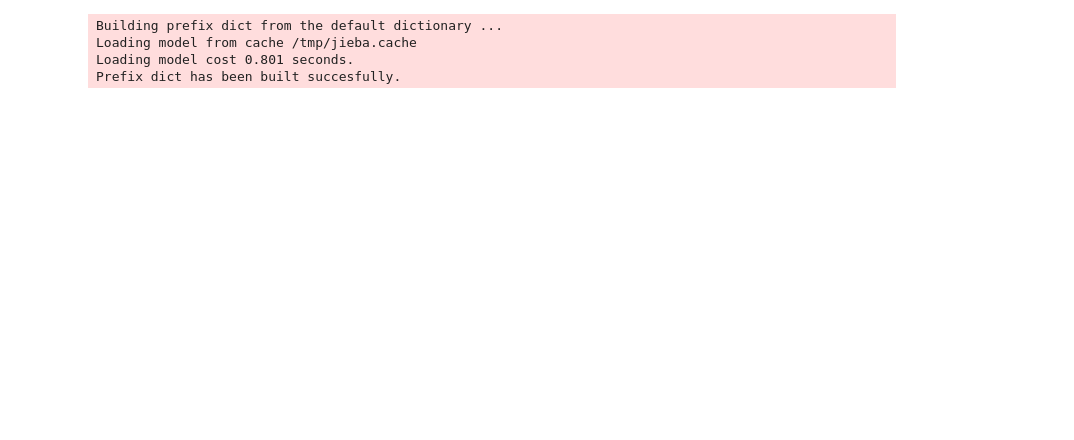
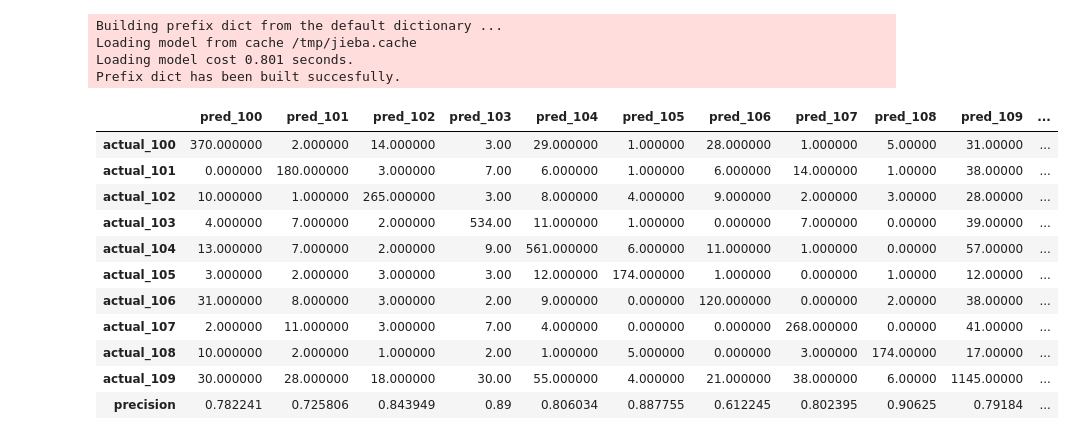
Before and after one commit to TSLNIHAOGIT/Chatbot1.0_ss, a Jupyter notebook: EVALUATION/DATA/evaluate_data_other_Kfold.ipynb, the cells around one changed output. Drawn from its saved outputs; the diff is of its cells as text; code cells hidden in the pictures; blank space fills up the shorter version.

```diff
--- a/EVALUATION/DATA/evaluate_data_other_Kfold.ipynb
+++ b/EVALUATION/DATA/evaluate_data_other_Kfold.ipynb
@@ -80,6 +82,7 @@ all_preds = np.array([])
 
 for train_index,val_index in ss:
     train_df = data.iloc[train_index]
+    train_df = balance_category(train_df,target='original_label')
     val_df = data.iloc[val_index].copy()
     train_data = train_df.split_text.values
     val_data = val_df.split_text.values
@@ -104,6 +107,21 @@ for train_index,val_index in ss:
     val_df = val_df[val_df.original_label != val_df.pred_label]
     result = pd.concat([result,val_df])
     all_preds = np.concatenate([all_preds,preds])
+# %%
+eval_mat(data.original_label.values,all_preds)
+# %% [output]
+|  | pred_100 | pred_101 | pred_102 | pred_103 | pred_104 | pred_105 | pred_106 | pred_107 | pred_108 | pred_109 | ... |
+| actual_100 | 370.000000 | 2.000000 | 14.000000 | 3.00 | 29.000000 | 1.000000 | 28.000000 | 1.000000 | 5.00000 | 31.00000 | ... |
+| actual_101 | 0.000000 | 180.000000 | 3.000000 | 7.00 | 6.000000 | 1.000000 | 6.000000 | 14.000000 | 1.00000 | 38.00000 | ... |
+| actual_102 | 10.000000 | 1.000000 | 265.000000 | 3.00 | 8.000000 | 4.000000 | 9.000000 | 2.000000 | 3.00000 | 28.00000 | ... |
+| actual_103 | 4.000000 | 7.000000 | 2.000000 | 534.00 | 11.000000 | 1.000000 | 0.000000 | 7.000000 | 0.00000 | 39.00000 | ... |
+| actual_104 | 13.000000 | 7.000000 | 2.000000 | 9.00 | 561.000000 | 6.000000 | 11.000000 | 1.000000 | 0.00000 | 57.00000 | ... |
+| actual_105 | 3.000000 | 2.000000 | 3.000000 | 3.00 | 12.000000 | 174.000000 | 1.000000 | 0.000000 | 1.00000 | 12.00000 | ... |
+| actual_106 | 31.000000 | 8.000000 | 3.000000 | 2.00 | 9.000000 | 0.000000 | 120.000000 | 0.000000 | 2.00000 | 38.00000 | ... |
+| actual_107 | 2.000000 | 11.000000 | 3.000000 | 7.00 | 4.000000 | 0.000000 | 0.000000 | 268.000000 | 0.00000 | 41.00000 | ... |
+| actual_108 | 10.000000 | 2.000000 | 1.000000 | 2.00 | 1.000000 | 5.000000 | 0.000000 | 3.000000 | 174.00000 | 17.00000 | ... |
+| actual_109 | 30.000000 | 28.000000 | 18.000000 | 30.00 | 55.000000 | 4.000000 | 21.000000 | 38.000000 | 6.00000 | 1145.00000 | ... |
+| precision | 0.782241 | 0.725806 | 0.843949 | 0.89 | 0.806034 | 0.887755 | 0.612245 | 0.802395 | 0.90625 | 0.79184 | ... |
 # %%
 sys.path.append('../../Lib/')
 from model_matrix import eval_mat
```
Also changed, not shown: parts of 12 cells of this notebook, 10 other files.
